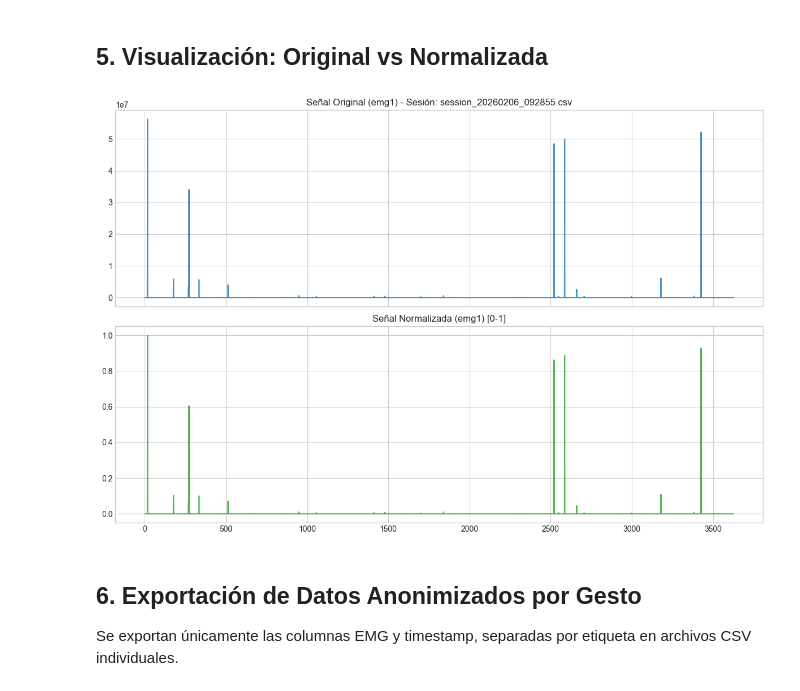
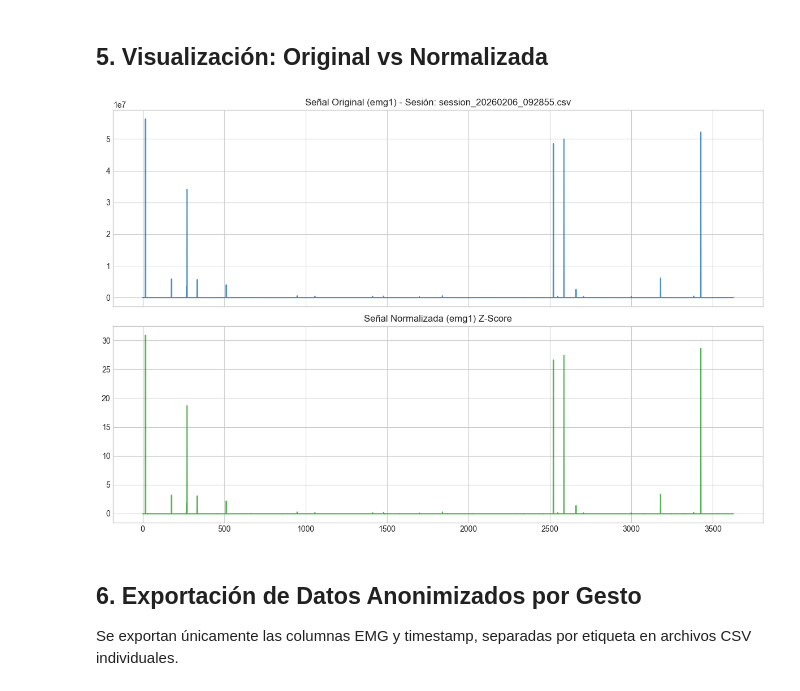
Before and after one commit to Lab-Bioingenieria/EMGTRAINNER, a Jupyter notebook: backend/notebook/analysis.ipynb, the cells around one changed output. Saved outputs shown, nothing was run; the diff lists cells and outputs as text; code cells hidden in the pictures.

```diff
--- a/backend/notebook/analysis.ipynb
+++ b/backend/notebook/analysis.ipynb
@@ -231,17 +233,14 @@ full_df_norm = full_df.copy()
 
 if not full_df.empty:
     for channel in available_channels:
-        # Función para escalar manejando división por cero
-        def minmax_scale(x):
-            denom = x.max() - x.min()
-            if denom == 0:
-                return pd.Series(0, index=x.index)
-            return (x - x.min()) / denom
+        # Normalización Z-Score: (x - mean) / std
+        # Se agrupa por sesión para estandarizar localmente
+        # Se suma epsilon para evitar divisiones por cero
+        full_df_norm[f'{channel}_norm'] = full_df.groupby('source_file')[channel].transform(
+            lambda x: (x - x.mean()) / (x.std() + 1e-8)
+        )
 
-        # Transformar por grupo (sesión)
-        full_df_norm[f'{channel}_norm'] = full_df.groupby('source_file')[channel].transform(minmax_scale)
-
-    print("Normalización completada. Nuevas columnas generadas:")
+    print("Normalización Z-Score completada. Nuevas columnas generadas:")
     print([c for c in full_df_norm.columns if '_norm' in c])
     display(full_df_norm.head())
 # %% [output]
@@ -258,22 +257,22 @@ Normalización completada. Nuevas columnas generadas:
 # %%
 if not full_df_norm.empty:
     sample_session = full_df_norm['source_file'].unique()[0]
     subset = full_df_norm[full_df_norm['source_file'] == sample_session].reset_index(drop=True)
 
     channel_to_plot = available_channels[0]
 
     fig, axes = plt.subplots(2, 1, figsize=(12, 8), sharex=True)
 
     axes[0].plot(subset[channel_to_plot], color='#1f77b4', alpha=0.8)
     axes[0].set_title(f"Señal Original ({channel_to_plot}) - Sesión: {sample_session}")
 
     axes[1].plot(subset[f'{channel_to_plot}_norm'], color='#2ca02c', alpha=0.8)
-    axes[1].set_title(f"Señal Normalizada ({channel_to_plot}) [0-1]")
+    axes[1].set_title(f"Señal Normalizada ({channel_to_plot}) Z-Score")
 
     plt.tight_layout()
     plt.show()
 # %% [output]
-[figure, old version]
+[figure, new version]
 # %% [markdown]
 ## 6. Exportación de Datos Anonimizados por Gesto
 Se exportan únicamente las columnas EMG y timestamp, separadas por etiqueta en archivos CSV individuales.
```
Also changed, not shown: parts of 9 cells of this notebook.
